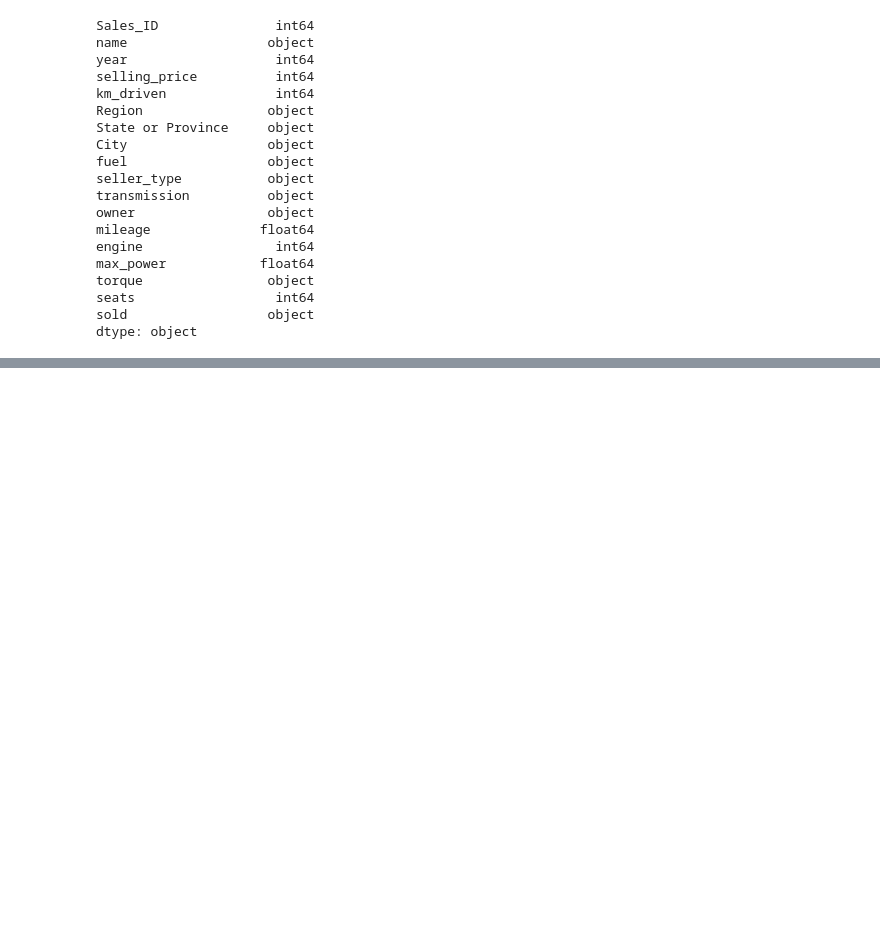
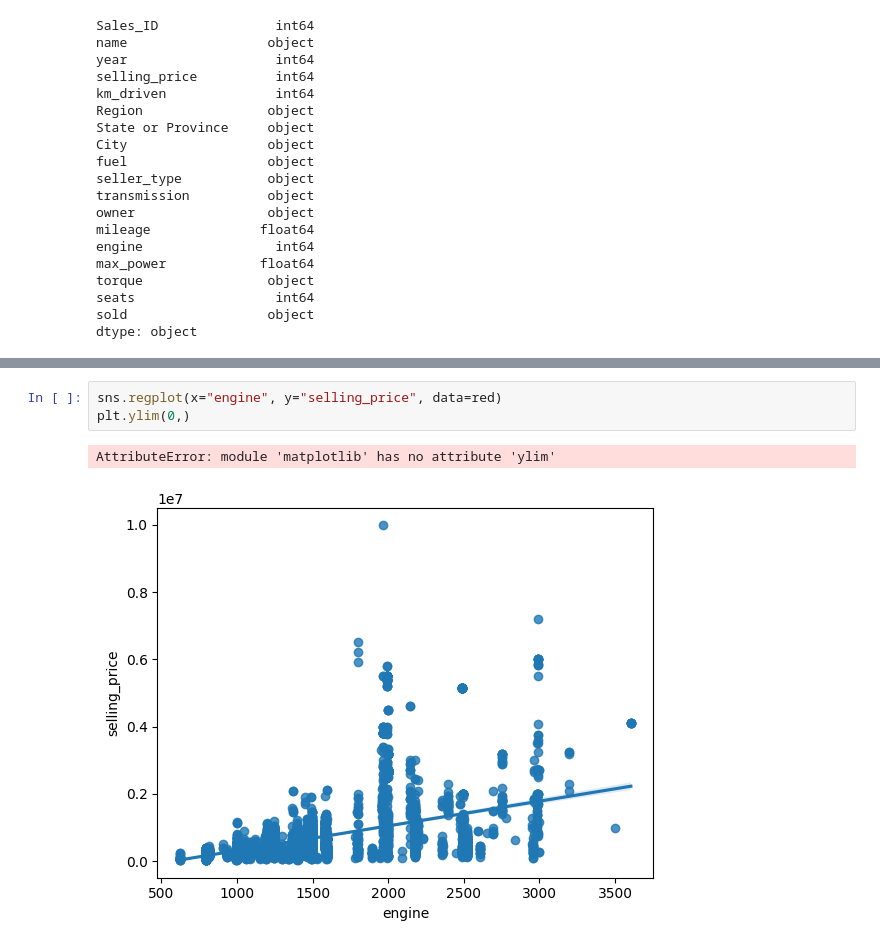
Before and after one commit to ricardomol23/DataProgramming, a Jupyter notebook: Laboratorios/project/test_1.ipynb, the cells around one changed output, grey strips where cells are left out. Drawn from its saved outputs; the diff is of its cells as text; blank space fills up the shorter version.

```diff
--- a/Laboratorios/project/test_1.ipynb
+++ b/Laboratorios/project/test_1.ipynb
@@ -71,0 +239,6 @@ dtype: object
+# %%
+sns.regplot(x="engine", y="selling_price", data=red)
+plt.ylim(0,)
+# %% [output]
+AttributeError: module 'matplotlib' has no attribute 'ylim'
+[figure, added]
```
Also changed, not shown: parts of 11 cells of this notebook, 2 other files.
